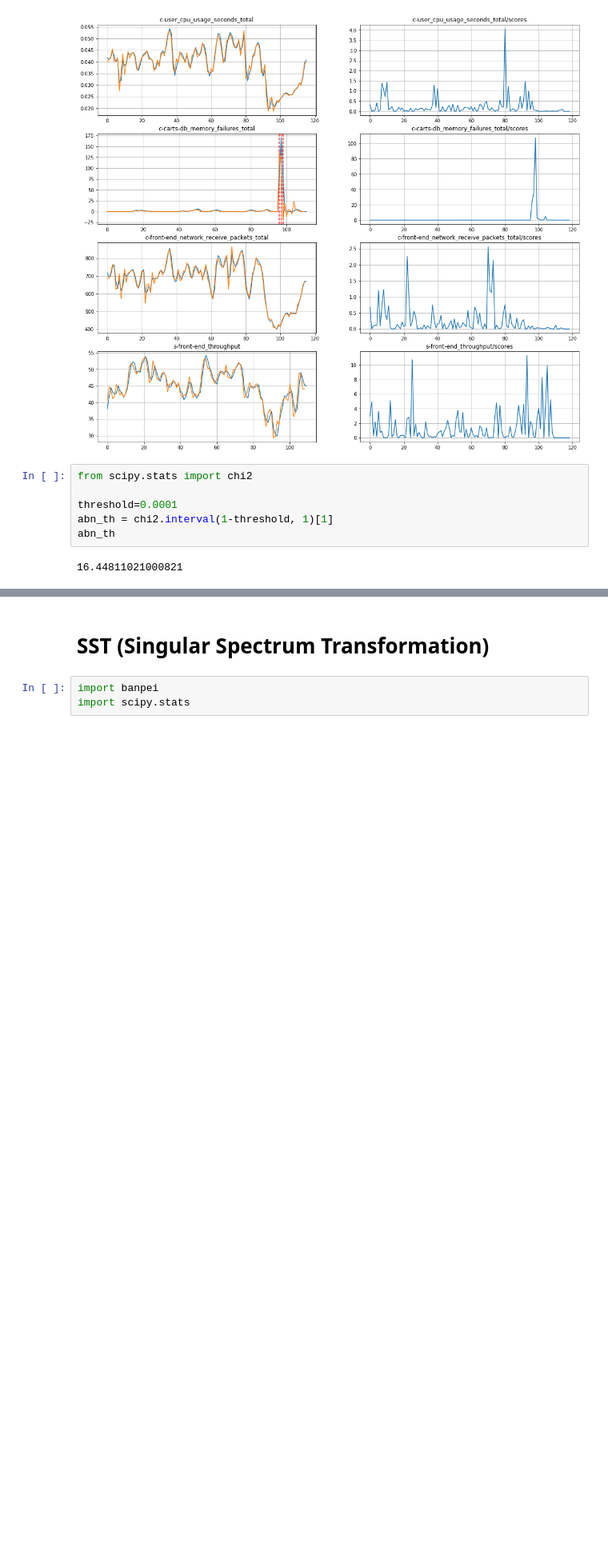
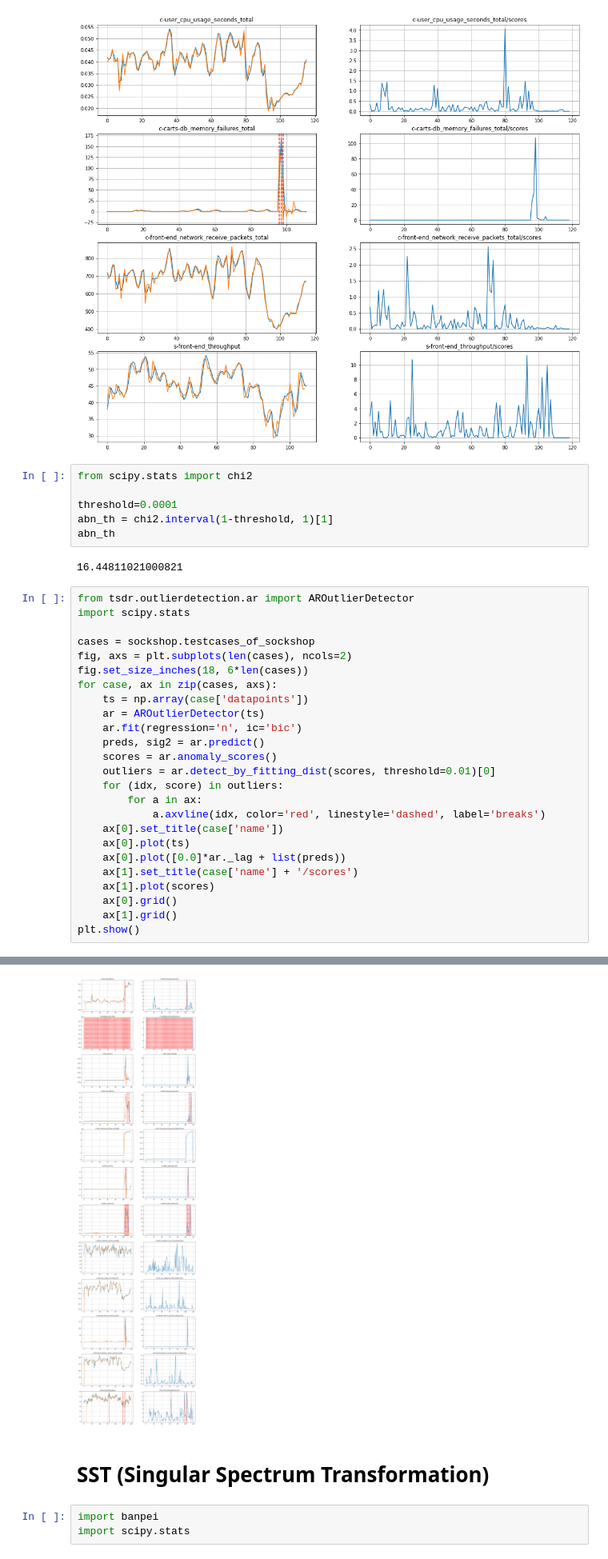
Before and after one commit to ai4sre/meltria-analyzer, a Jupyter notebook: notebooks/investigate_ar-based-ad_issue.ipynb, the cells around one changed output, grey strips where cells are left out. Shown at 80% size. Drawn from its saved outputs; the diff is of its cells as text; blank space fills up the shorter version.

Commit message:
tsdr: add sockshop data

```diff
--- a/notebooks/investigate_ar-based-ad_issue.ipynb
+++ b/notebooks/investigate_ar-based-ad_issue.ipynb
@@ -184,3 +185,29 @@ abn_th = chi2.interval(1-threshold, 1)[1]
 abn_th
 # %% [output]
 16.44811021000821
+# %%
+from tsdr.outlierdetection.ar import AROutlierDetector
+import scipy.stats
+
+cases = sockshop.testcases_of_sockshop
+fig, axs = plt.subplots(len(cases), ncols=2)
+fig.set_size_inches(18, 6*len(cases))
+for case, ax in zip(cases, axs):
+    ts = np.array(case['datapoints'])
+    ar = AROutlierDetector(ts)
+    ar.fit(regression='n', ic='bic')
+    preds, sig2 = ar.predict()
+    scores = ar.anomaly_scores()
+    outliers = ar.detect_by_fitting_dist(scores, threshold=0.01)[0]
+    for (idx, score) in outliers:
+        for a in ax:
+            a.axvline(idx, color='red', linestyle='dashed', label='breaks')
+    ax[0].set_title(case['name'])
+    ax[0].plot(ts)
+    ax[0].plot([0.0]*ar._lag + list(preds))
+    ax[1].set_title(case['name'] + '/scores')
+    ax[1].plot(scores)
+    ax[0].grid()
+    ax[1].grid()
+plt.show()
+# %% [output]
@@ -187,3 +226,4 @@ abn_th
+[figure, added]
 # %% [markdown]
 # SST (Singular Spectrum Transformation)
 # %%
```
Also changed, not shown: parts of 3 cells of this notebook, 1 other file.
